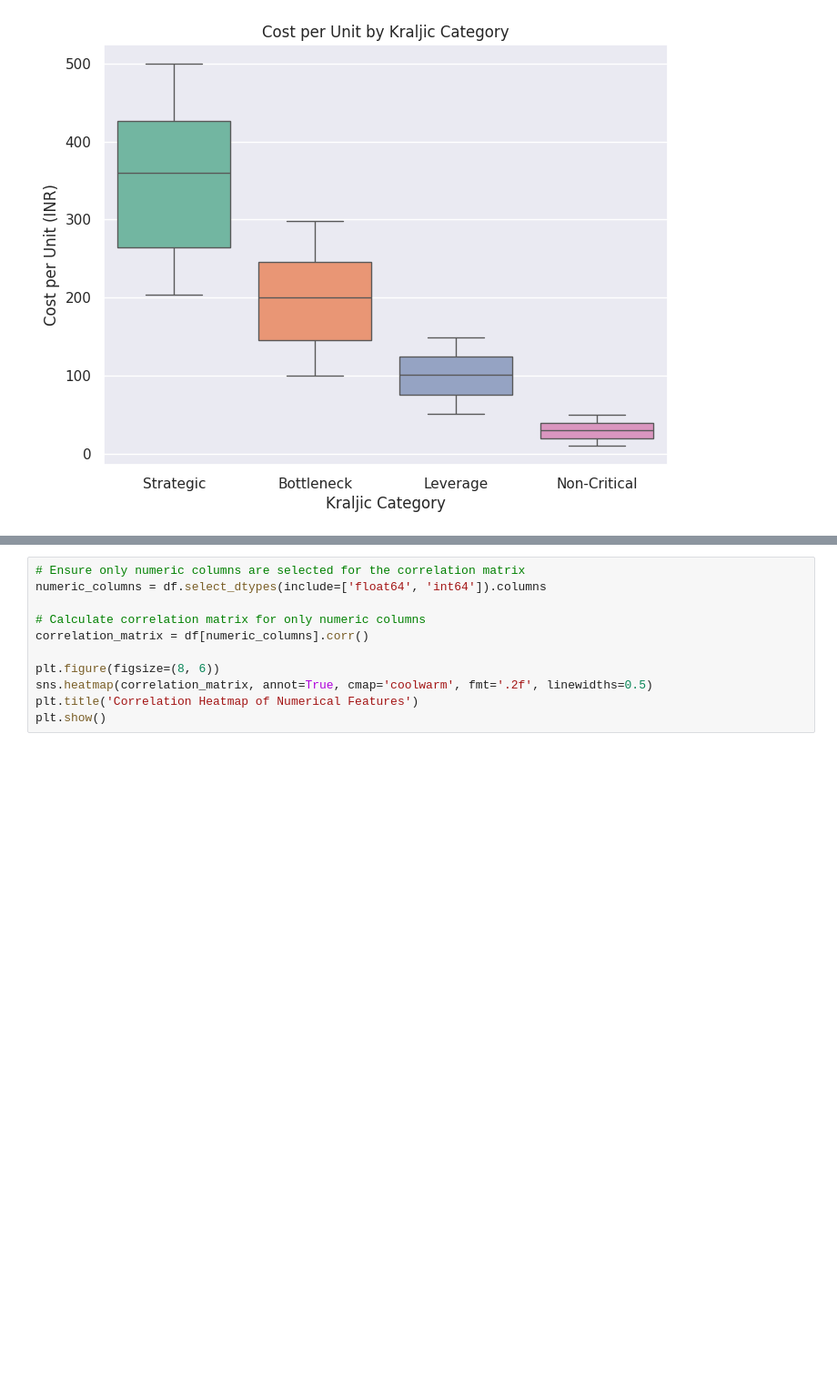
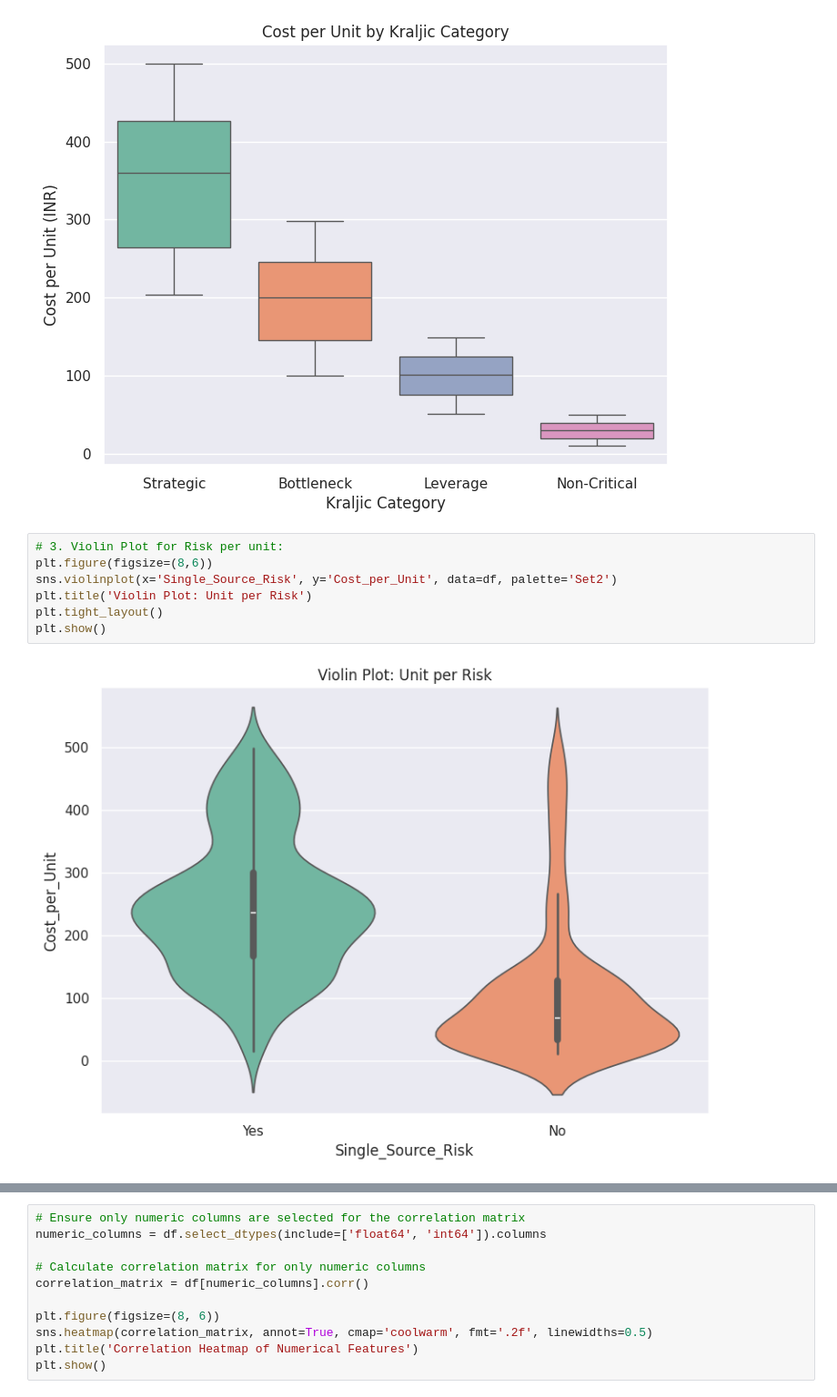
Before and after one commit to Nikhil5566/EDA-Prostate-cancer-dataset-, a Jupyter notebook: Kralijic_dataset.ipynb, the cells around one changed output, grey strips where cells are left out. Shown at 91% size. Cells and saved outputs as stored; diff of their text form; blank space fills up the shorter version.

```diff
--- a/Kralijic_dataset.ipynb
+++ b/Kralijic_dataset.ipynb
@@ -142,3 +142,12 @@ plt.ylabel('Cost per Unit (INR)')
 plt.show()
 # %% [output]
 [figure]
+# %%
+# 3. Violin Plot for Risk per unit:
+plt.figure(figsize=(8,6))
+sns.violinplot(x='Single_Source_Risk', y='Cost_per_Unit', data=df, palette='Set2')
+plt.title('Violin Plot: Unit per Risk')
+plt.tight_layout()
+plt.show()
+# %% [output]
+[figure, added]
```
Also changed, not shown: parts of 1 cell of this notebook.
